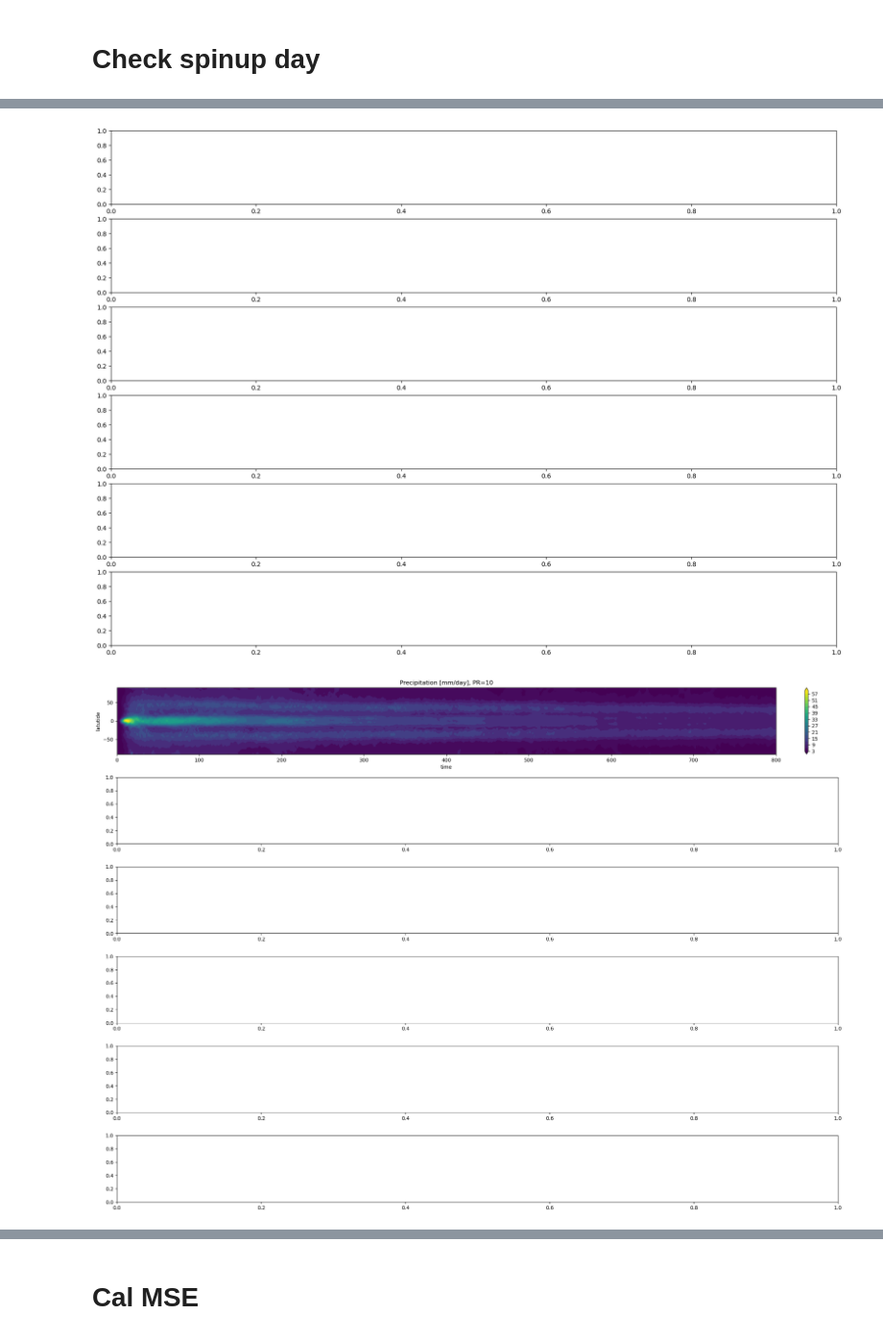
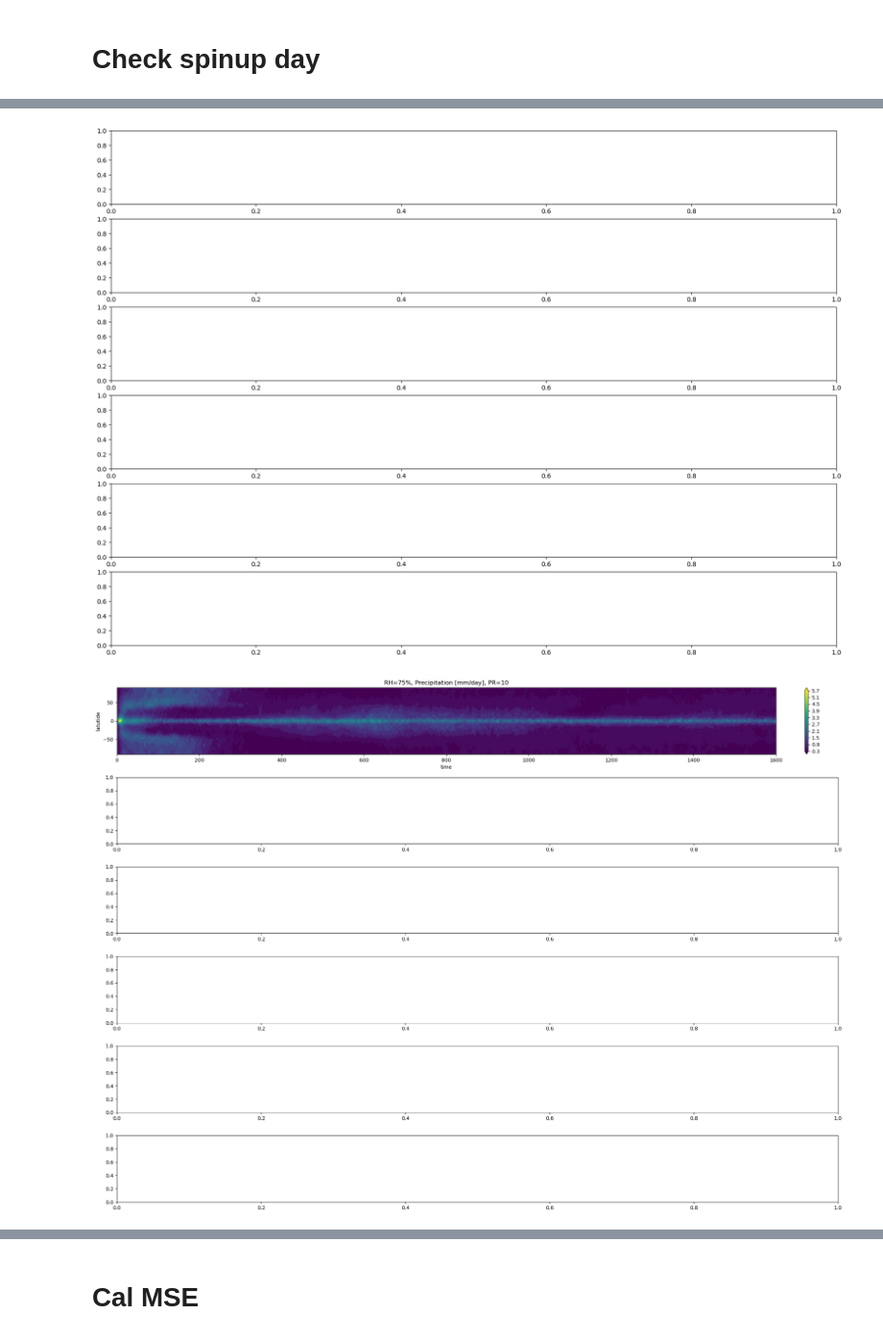
Before and after one commit to PeterChang1023/Dycore_Master, a Jupyter notebook: dycore/IdealizeSpetral.jl/exp/HSt42/check_spinupday.ipynb, the cells around one changed output, grey strips where cells are left out. Shown: that part at 96% size. Saved outputs shown, nothing was run; the diff lists cells and outputs as text; code cells hidden in the pictures.

```diff
--- a/dycore/IdealizeSpetral.jl/exp/HSt42/check_spinupday.ipynb
+++ b/dycore/IdealizeSpetral.jl/exp/HSt42/check_spinupday.ipynb
@@ -30,6 +32,7 @@ class Dycore:
         self.qv = self.getVar("grid_tracers_c_xyz1t")
 
         self.qv_diff = self.getVar("grid_tracers_diff_xyz1t")
+        # self.grid_t_eq_ref_xyzt = self.getVar("grid_t_eq_ref_xyzt")
         self.omega   = self.getVar("grid_w_full_xyzt")
 
 
@@ -94,7 +97,7 @@ class Dycore:
         self.Prec[:, 0,:,:] = 1/self.g * self.qv_diff[:, 0,:,:] * (self.p[:, 1,:,:] - self.p[:, 0,:,:])/2
         self.Prec[:,-1,:,:] = 1/self.g * self.qv_diff[:,-1,:,:] * (self.p[:,-1,:,:] - self.p[:,-2,:,:])/2
 
-        self.Prec_mean = np.nansum(self.Prec, axis=(1))
+        self.Prec_mean  = np.nanmean(self.Prec, axis=(1))
         self.Prec_mean2 = np.nanmean(self.Prec_mean, axis=(2))
 
         return self.Prec_mean2
@@ -109,7 +112,7 @@ class Dycore:
         self.t_mean = np.nanmean(self.t[-100:,:,:,:], axis=(1,3))
         return self.t_mean
 # %%
-time = np.linspace(0,800,800)
+time = np.linspace(0,1600,1600)
 y    = np.linspace(-90,90,64)
 
 yy, tt = np.meshgrid(y,time)
@@ -118,35 +121,35 @@ a = int(0)
 fig, ax = plt.subplots(6, figsize=(21,15))
 for pr in range(10,15,5):
     # file   = f"1600day_HS_front_RH50_PR{pr}_PRRELAX86400_with_w_all.dat" # ./outputs/withprecip/
-    file = "800day_test_all.dat"
+    file = "t_init_RH63_PR10_1600day_test_all.dat"
     dycore = Dycore(file)
     # get_KE = dycore.cal_KE()
     Prec   = dycore.cal_pre()
     # t_mean = dycore.cal_t()
     # t_mean2 = dycore.cal_t_last()
 
 
     # CS = ax[a].contourf(tt, yy, get_KE,levels=np.linspace(150,1050,7), extend="both")
 
     CS = ax[a].contourf(tt, yy, Prec * int(pr),levels=21, extend="both")
 
     # CS = ax[a].contourf(tt, yy, t_mean, levels=21, extend="both")
 
 
     fig.colorbar(CS, orientation='vertical', ax=ax[a],fraction=0.046, pad=0.04)
     # ax[a].set_title(f"Kinetic Energy [kJ/kg], PR={pr}")
 
-    ax[a].set_title(f"Precipitation [mm/day], PR={pr}")
+    ax[a].set_title(f"RH=75%, Precipitation [mm/day], PR={pr}")
     # ax[a].set_title(f"T [K], PR={pr}")
 
     ax[a].set_xlabel("time")
     ax[a].set_ylabel("latutide")
     a += 1
     ### test
 
 plt.tight_layout()
 # plt.savefig("Check_Precipitation.png", dpi=300., bbox_inches='tight')
 plt.show()
 # %% [output]
 [figure]
-[figure, old version]
+[figure, new version]
```
Also changed, not shown: parts of 14 cells of this notebook, 2 other files.
